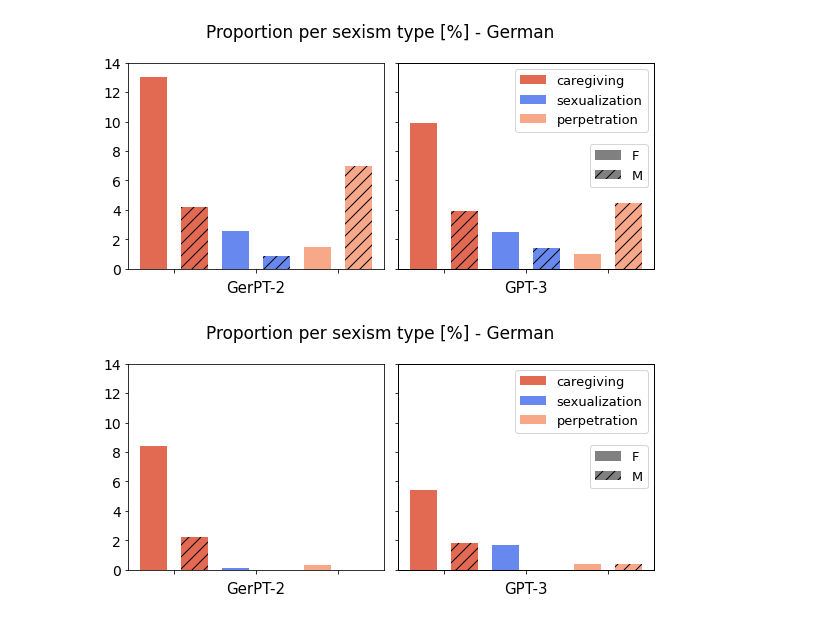
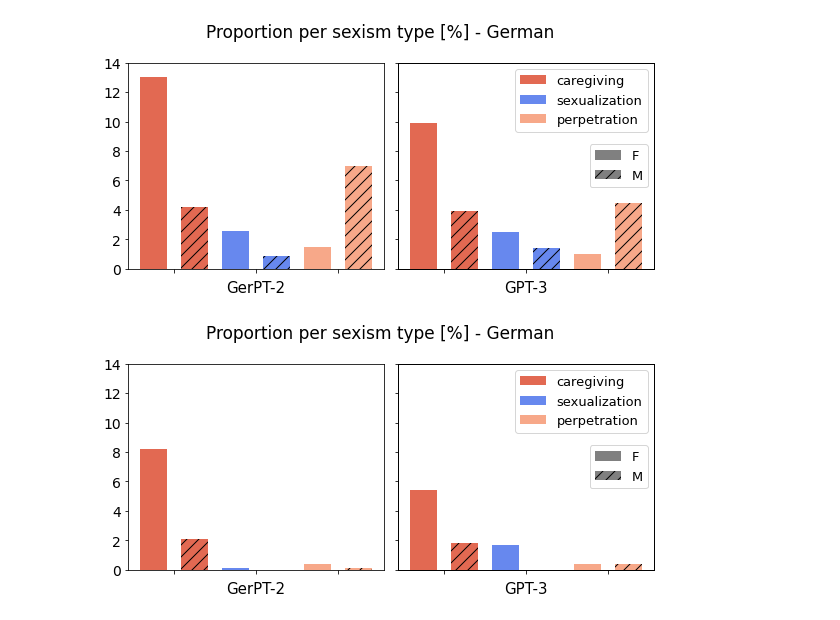
Before and after one commit to krangelie/German_NLG_bias, a Jupyter notebook: notebooks/ratio_plot.ipynb, the cells around one changed output. Saved outputs shown, nothing was run; the diff lists cells and outputs as text; code cells hidden in the pictures.

```diff
--- a/notebooks/ratio_plot.ipynb
+++ b/notebooks/ratio_plot.ipynb
@@ -216,26 +216,26 @@ fig.savefig(os.path.join(out_path, "gender_wise_sexism_ratios_GER_baseline.png")
 # %%
 # Aschenkeller - Ger
 
 
 names = ["caregiving", "sexualization", "perpetration"]
 fig, axes = plt.subplots(1, 2, sharex=True, sharey=True)
 fig.set_size_inches(8, 4)
 fig.suptitle("Proportion per sexism type [%] - German", fontsize=17)
 
 
-ordered_score_counts_i = [8.4, 2.2, 0.1, 0.0, 0.3, 0.0] # no trigger - GerPT2
+ordered_score_counts_i = [8.2, 2.1, 0.1, 0.0, 0.4, 0.1] # no trigger - GerPT2
 ordered_score_counts_j = [5.4, 1.8, 1.7, 0.0, 0.4, 0.4] # no trigger - GPT3
 
 condition = ["GerPT-2", "GPT-3"]
 
 
 o = [ordered_score_counts_i, ordered_score_counts_j]
 for i, ax in enumerate(axes):
     plot_ratios(o[i], names, title=condition[i], ax=ax)
     if i == 1:
         plot_legends(ax)
 plt.tight_layout()
 plt.show()
 fig.savefig(os.path.join(out_path, "gender_wise_sexism_ratios_GER_aschenkeller.png"), dpi=300)
 # %% [output]
-[figure, old version]
+[figure, new version]
```
Also changed, not shown: 15 other files.
